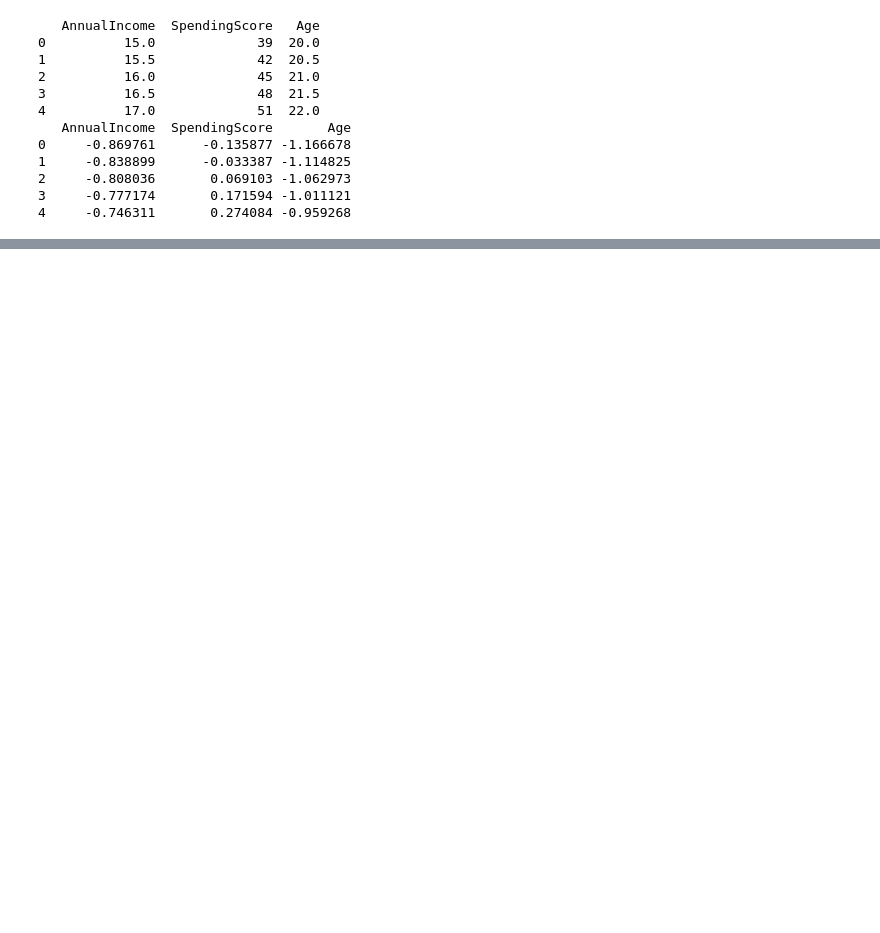
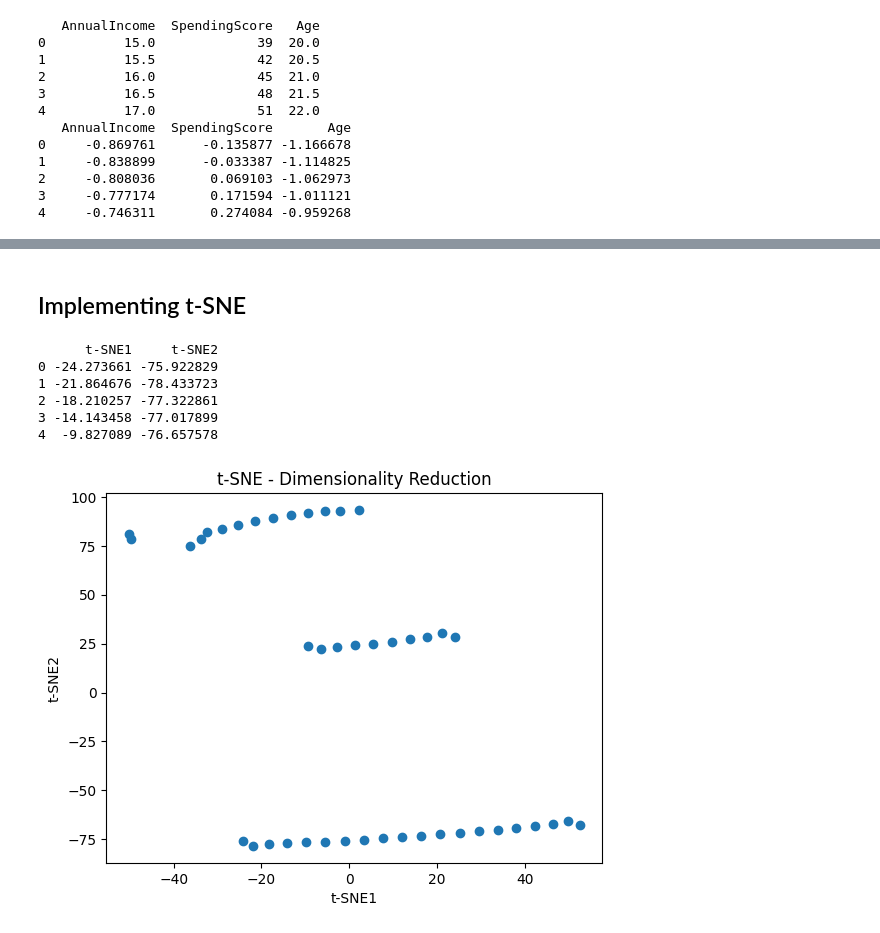
Before and after one commit to phdt-ikea/AI-and-Machine-Learning, a Jupyter notebook: AI and ML Algorithms and Techniques/Unsupervised learning/dimensionality_reduction_techniques.ipynb, the cells around one changed output, grey strips where cells are left out. Drawn from its saved outputs; the diff is of its cells as text; code cells hidden in the pictures; blank space fills up the shorter version.

```diff
--- a/AI and ML Algorithms and Techniques/Unsupervised learning/dimensionality_reduction_techniques.ipynb
+++ b/AI and ML Algorithms and Techniques/Unsupervised learning/dimensionality_reduction_techniques.ipynb
@@ -92,0 +114,25 @@ print(df_pca.head())
+# %% [markdown]
+## Implementing t-SNE
+# %%
+# Apply t-SNE to reduce dimensions to 2
+tsne = TSNE(n_components=2, perplexity=3, random_state=42)
+df_tsne = tsne.fit_transform(scaled)
+
+# Convert the t-SNE result back to a DataFrame
+df_tsne = pd.DataFrame(df_tsne, columns=['t-SNE1', 't-SNE2'])
+print(df_tsne.head())
+
+# Plot the t-SNE components
+plt.scatter(df_tsne['t-SNE1'], df_tsne['t-SNE2'])
+plt.title('t-SNE - Dimensionality Reduction')
+plt.xlabel('t-SNE1')
+plt.ylabel('t-SNE2')
+plt.show()
+# %% [output]
+      t-SNE1     t-SNE2
+0 -24.273661 -75.922829
+1 -21.864676 -78.433723
+2 -18.210257 -77.322861
+3 -14.143458 -77.017899
+4  -9.827089 -76.657578
+[figure, added]
```
Also changed, not shown: parts of 4 cells of this notebook, 2 other files.
